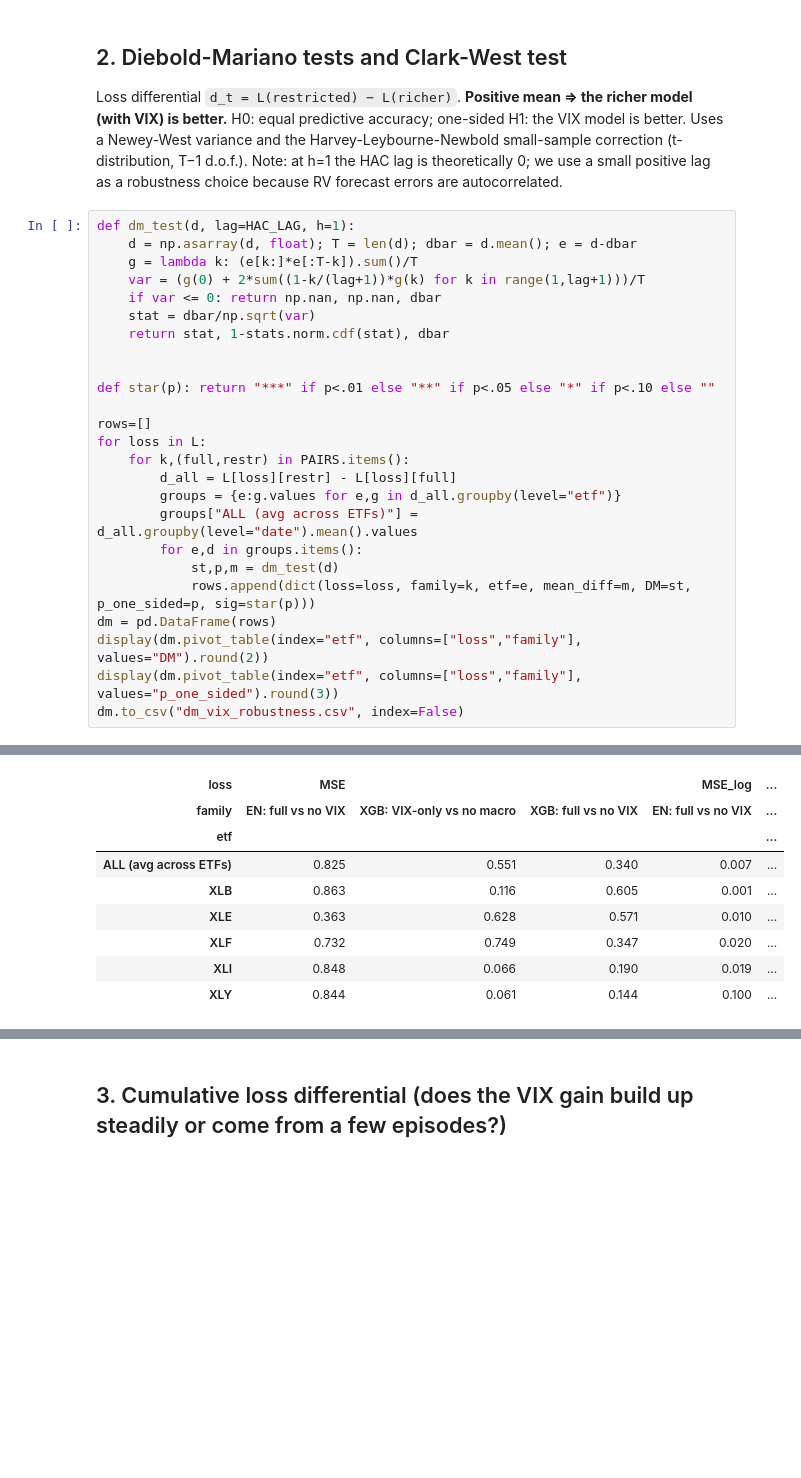
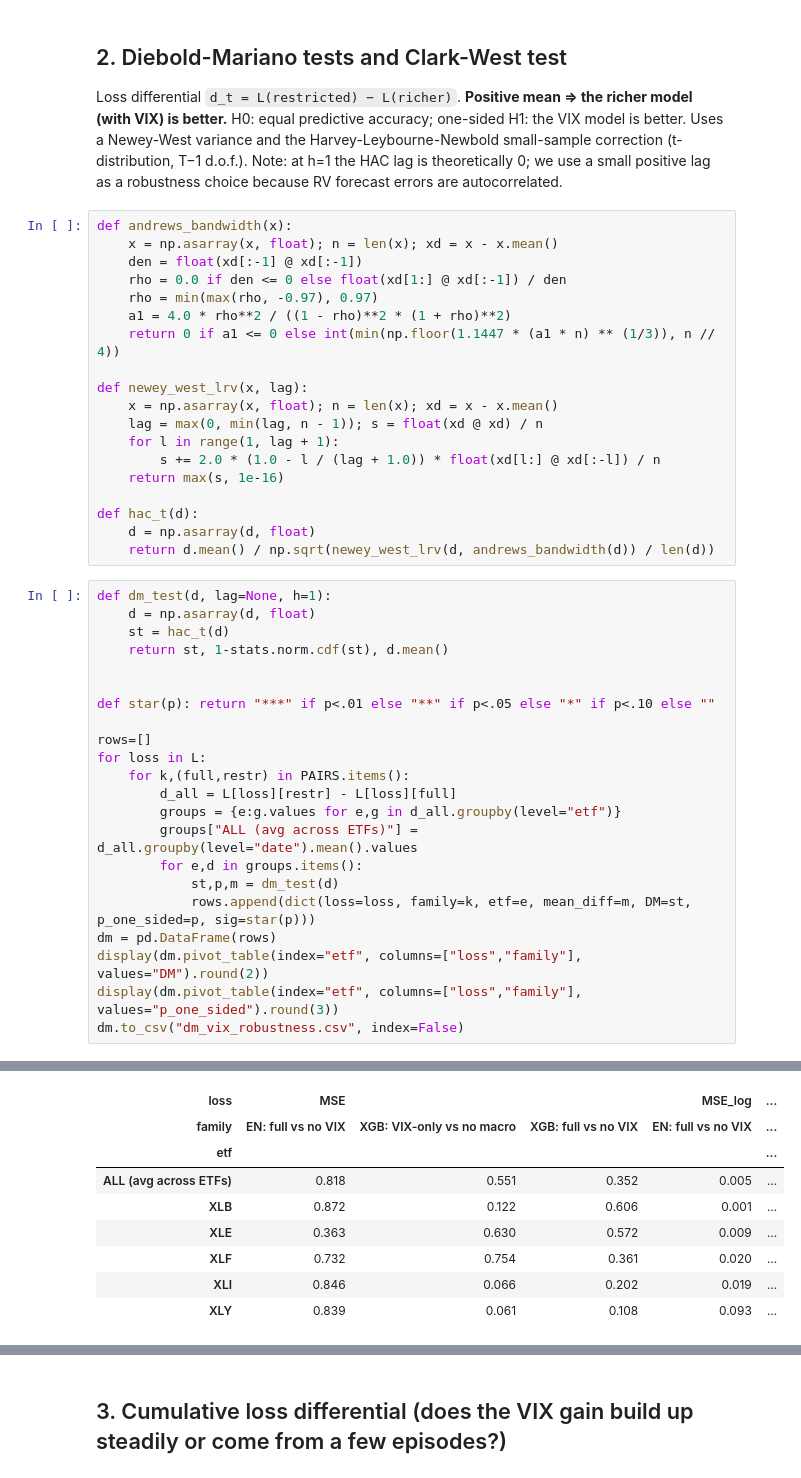
Before and after one commit to chanrahrah/dse4101capstone-project, a Jupyter notebook: models/forecasting/evaluation/xgboost_vix_robustness_eval_1.ipynb, the cells around one changed output, grey strips where cells are left out. Saved outputs shown, nothing was run; the diff lists cells and outputs as text; blank space fills up the shorter version.

```diff
--- a/models/forecasting/evaluation/xgboost_vix_robustness_eval_1.ipynb
+++ b/models/forecasting/evaluation/xgboost_vix_robustness_eval_1.ipynb
@@ -150,14 +150,30 @@ dtype: object
 Loss differential `d_t = L(restricted) − L(richer)`. **Positive mean ⇒ the richer model (with VIX) is better.** H0: equal predictive accuracy; one-sided H1: the VIX model is better.
 Uses a Newey-West variance and the Harvey-Leybourne-Newbold small-sample correction (t-distribution, T−1 d.o.f.).
 Note: at h=1 the HAC lag is theoretically 0; we use a small positive lag as a robustness choice because RV forecast errors are autocorrelated.
+# %%
+def andrews_bandwidth(x):
+    x = np.asarray(x, float); n = len(x); xd = x - x.mean()
+    den = float(xd[:-1] @ xd[:-1])
+    rho = 0.0 if den <= 0 else float(xd[1:] @ xd[:-1]) / den
+    rho = min(max(rho, -0.97), 0.97)
+    a1 = 4.0 * rho**2 / ((1 - rho)**2 * (1 + rho)**2)
+    return 0 if a1 <= 0 else int(min(np.floor(1.1447 * (a1 * n) ** (1/3)), n // 4))
+
+def newey_west_lrv(x, lag):
+    x = np.asarray(x, float); n = len(x); xd = x - x.mean()
+    lag = max(0, min(lag, n - 1)); s = float(xd @ xd) / n
+    for l in range(1, lag + 1):
+        s += 2.0 * (1.0 - l / (lag + 1.0)) * float(xd[l:] @ xd[:-l]) / n
+    return max(s, 1e-16)
+
+def hac_t(d):
+    d = np.asarray(d, float)
+    return d.mean() / np.sqrt(newey_west_lrv(d, andrews_bandwidth(d)) / len(d))
 # %%
-def dm_test(d, lag=HAC_LAG, h=1):
-    d = np.asarray(d, float); T = len(d); dbar = d.mean(); e = d-dbar
-    g = lambda k: (e[k:]*e[:T-k]).sum()/T
-    var = (g(0) + 2*sum((1-k/(lag+1))*g(k) for k in range(1,lag+1)))/T
-    if var <= 0: return np.nan, np.nan, dbar
-    stat = dbar/np.sqrt(var)
-    return stat, 1-stats.norm.cdf(stat), dbar
+def dm_test(d, lag=None, h=1):
+    d = np.asarray(d, float)
+    st = hac_t(d)
+    return st, 1-stats.norm.cdf(st), d.mean()
 
 
 def star(p): return "***" if p<.01 else "**" if p<.05 else "*" if p<.10 else ""
@@ -188,12 +204,12 @@ dm.to_csv("dm_vix_robustness.csv", index=False)
 | loss | MSE |  |  | MSE_log | ... |
 | family | EN: full vs no VIX | XGB: VIX-only vs no macro | XGB: full vs no VIX | EN: full vs no VIX | ... |
 | etf |  |  |  |  | ... |
-| ALL (avg across ETFs) | 0.825 | 0.551 | 0.340 | 0.007 | ... |
-| XLB | 0.863 | 0.116 | 0.605 | 0.001 | ... |
-| XLE | 0.363 | 0.628 | 0.571 | 0.010 | ... |
-| XLF | 0.732 | 0.749 | 0.347 | 0.020 | ... |
-| XLI | 0.848 | 0.066 | 0.190 | 0.019 | ... |
-| XLY | 0.844 | 0.061 | 0.144 | 0.100 | ... |
+| ALL (avg across ETFs) | 0.818 | 0.551 | 0.352 | 0.005 | ... |
+| XLB | 0.872 | 0.122 | 0.606 | 0.001 | ... |
+| XLE | 0.363 | 0.630 | 0.572 | 0.009 | ... |
+| XLF | 0.732 | 0.754 | 0.361 | 0.020 | ... |
+| XLI | 0.846 | 0.066 | 0.202 | 0.019 | ... |
+| XLY | 0.839 | 0.061 | 0.108 | 0.093 | ... |
 # %%
 # XGBoost vs Elastic Net, matched on the same inputs
 CROSS = {"Full macro: XGB vs EN": ("XGB", "EN"),
```
Also changed, not shown: parts of 7 cells of this notebook, 7 other files.
